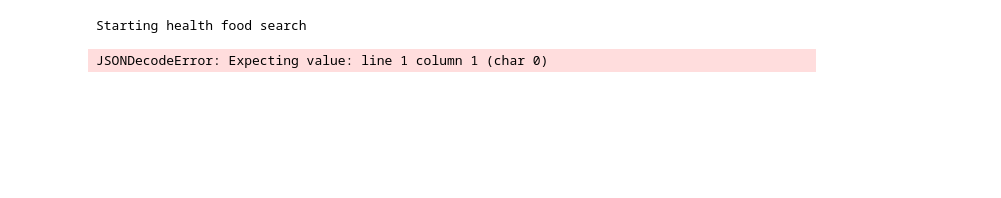
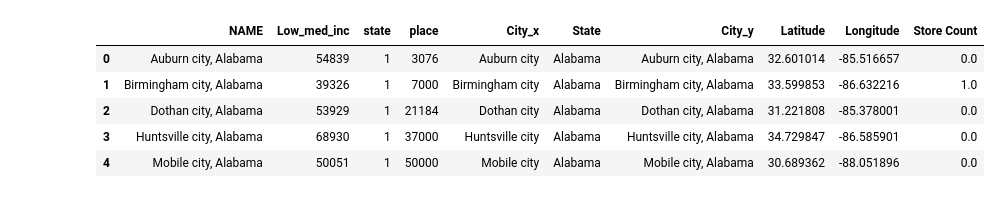
Before and after one commit to bseri0/Proj_1, a Jupyter notebook: py_api/alan_prj_1.ipynb, the cells around one changed output. Cells and saved outputs as stored; diff of their text form; code cells hidden in the pictures; blank space fills up the shorter version.

```diff
--- a/py_api/alan_prj_1.ipynb
+++ b/py_api/alan_prj_1.ipynb
@@ -246,65 +37,9 @@ print(json.dumps(places_data, indent=4, sort_keys=True))
-# %%
-radius = 5000
-categories = "commercial.food_and_drink"
-conditions = "health_food"
-lang = "en"
-limit = 20
-
-# Parameters dictionary
-params = {
-    "city": state_city_df['City/Town'],
-    "categories": categories,
-    "conditions": conditions,
-    "apiKey": geoapify_key,
-    "limit": limit,
-    "lang": lang,
-    "country": "United States",
-}
-# Add filter and bias parameters with the current city's latitude and longitude to the params dictionary
-# params["filter"] = state_city_df['City/Town']
-# # params["bias"] = # YOUR CODE HERE
-
-# # Set base URL
-# base_url = 'https://api.geoapify.com/v1/geocode/search'
-
-
-# # Make and API request using the params dictionaty
-# name_address = requests.get(base_url, params=params)
-
-#     # Convert the API response to JSON format
-# # name_address = name_address.json()
-# name_address
-
-print("Starting health food search")
-
-for index, row in state_city_df.iterrows():
-
-    # Add filter and bias parameters with the current city's latitude and longitude to the params dictionary
-    # params["filter"] = state_city_df['City/Town']
-    # params["bias"] = # YOUR CODE HERE
-
-    # Set base URL
-    base_url = 'https://api.geoapify.com/v1/geocode/search'
-
-
-    # Make and API request using the params dictionaty
-    name_address = requests.get(base_url, params=params)
-
-    # Convert the API response to JSON format
-    name_address = name_address.json()
-
-    # Grab the first hotel from the results and store the name in the hotel_df DataFrame
-    try:
-        state_city_df.loc[index, "City/Town"] = name_address["features"][0]["category"]
-    except (KeyError, IndexError):
-        # If no hotel is found, set the hotel name as "No hotel found".
-        state_city_df.loc[index, "City/Town"] = "No hotel found"
-
-    # Log the search results
-    print(f"{state_city_df.loc[index, 'City']} - nearest hotel: {state_city_df.loc[index, 'category']}")
-
-# # Display sample data
-# state_city_df
-# %% [output]
-Starting health food search
-JSONDecodeError: Expecting value: line 1 column 1 (char 0)
+# %%
+df_low.head()
+# %% [output]
+|  | NAME | Low_med_inc | state | place | City_x | State | City_y | Latitude | Longitude | Store Count |
+| 0 | Auburn city, Alabama | 54839 | 1 | 3076 | Auburn city | Alabama | Auburn city, Alabama | 32.601014 | -85.516657 | 0.0 |
+| 1 | Birmingham city, Alabama | 39326 | 1 | 7000 | Birmingham city | Alabama | Birmingham city, Alabama | 33.599853 | -86.632216 | 1.0 |
+| 2 | Dothan city, Alabama | 53929 | 1 | 21184 | Dothan city | Alabama | Dothan city, Alabama | 31.221808 | -85.378001 | 0.0 |
+| 3 | Huntsville city, Alabama | 68930 | 1 | 37000 | Huntsville city | Alabama | Huntsville city, Alabama | 34.729847 | -86.585901 | 0.0 |
+| 4 | Mobile city, Alabama | 50051 | 1 | 50000 | Mobile city | Alabama | Mobile city, Alabama | 30.689362 | -88.051896 | 0.0 |
```
Also changed, not shown: parts of 17 cells of this notebook, 2 other files.
